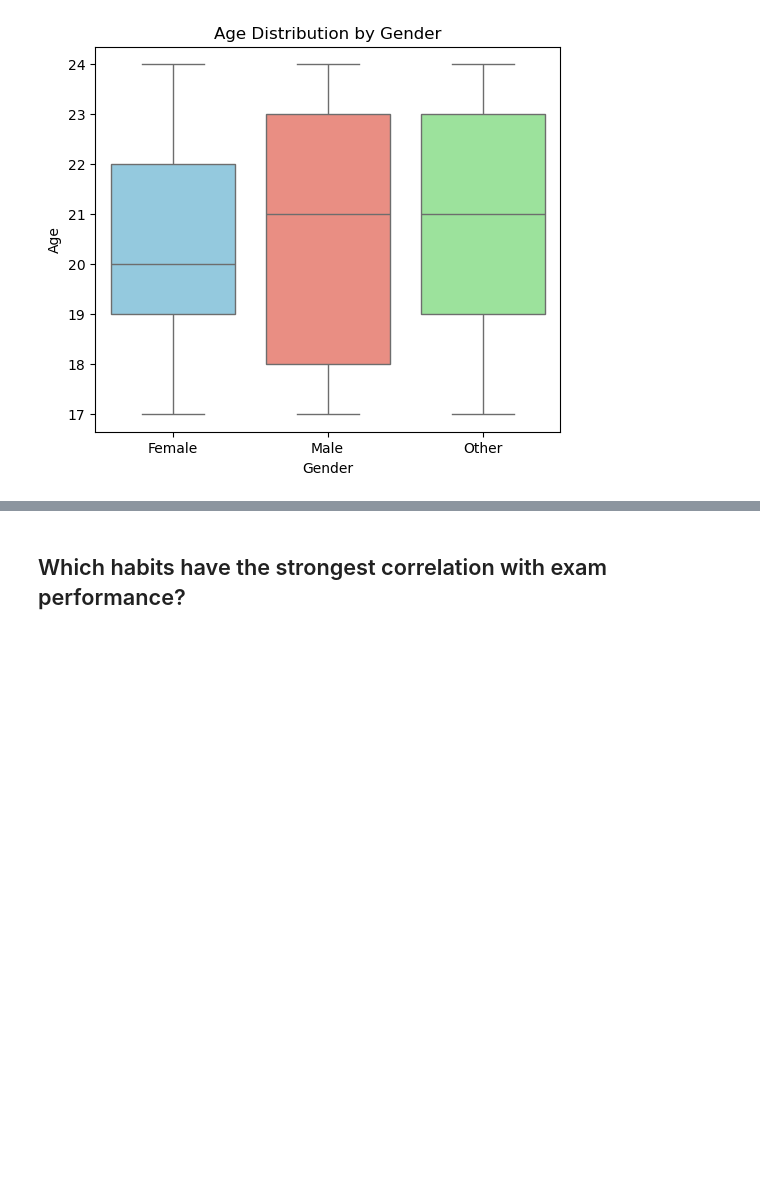
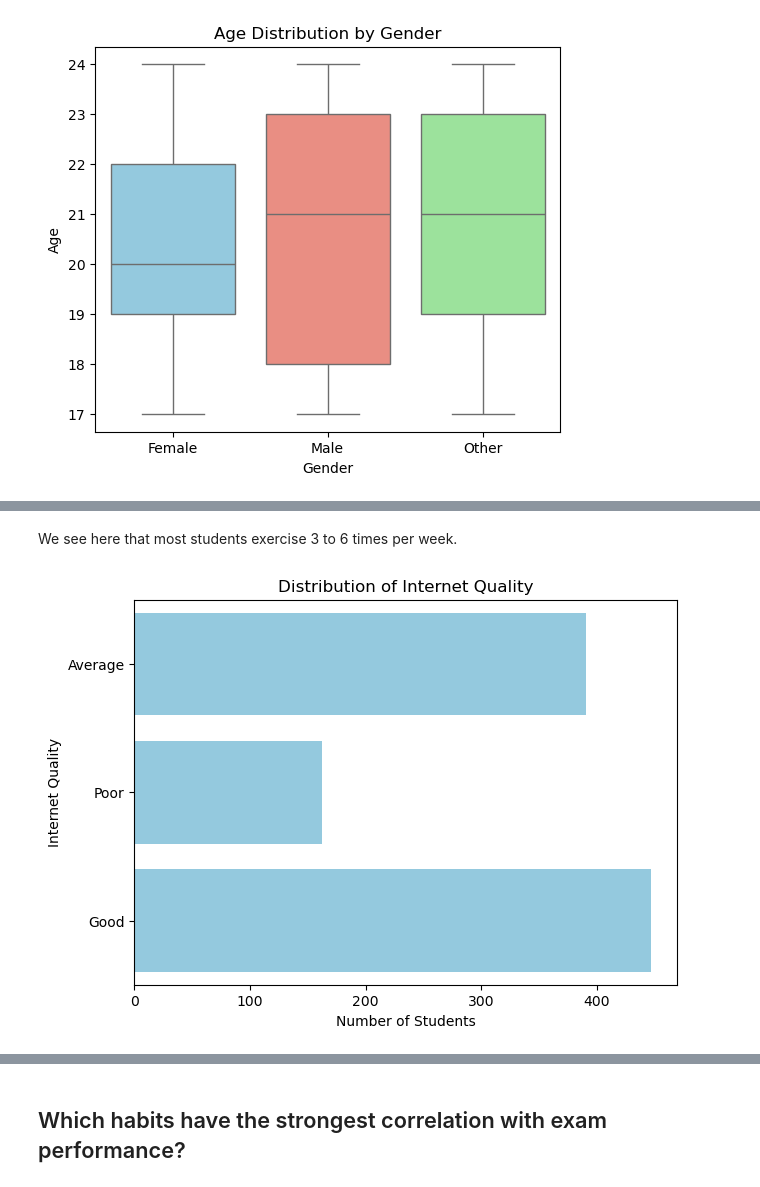
Before and after one commit to SahilDawale-25/Student_performance_EDA, a Jupyter notebook: Student_EDA_project.ipynb, the cells around one changed output, grey strips where cells are left out. Cells and saved outputs as stored; diff of their text form; code cells hidden in the pictures; blank space fills up the shorter version.

```diff
--- a/Student_EDA_project.ipynb
+++ b/Student_EDA_project.ipynb
@@ -155,0 +167,11 @@ plt.show()
+# %% [markdown]
+We see here that most students exercise 3 to 6 times per week.
+# %%
+plt.figure(figsize=(7,5))
+sns.countplot(df['internet_quality'], color='skyblue')
+plt.title('Distribution of Internet Quality')
+plt.xlabel('Number of Students')
+plt.ylabel('Internet Quality')
+plt.show()
+# %% [output]
+[figure, added]
```
Also changed, not shown: parts of 5 cells of this notebook.
